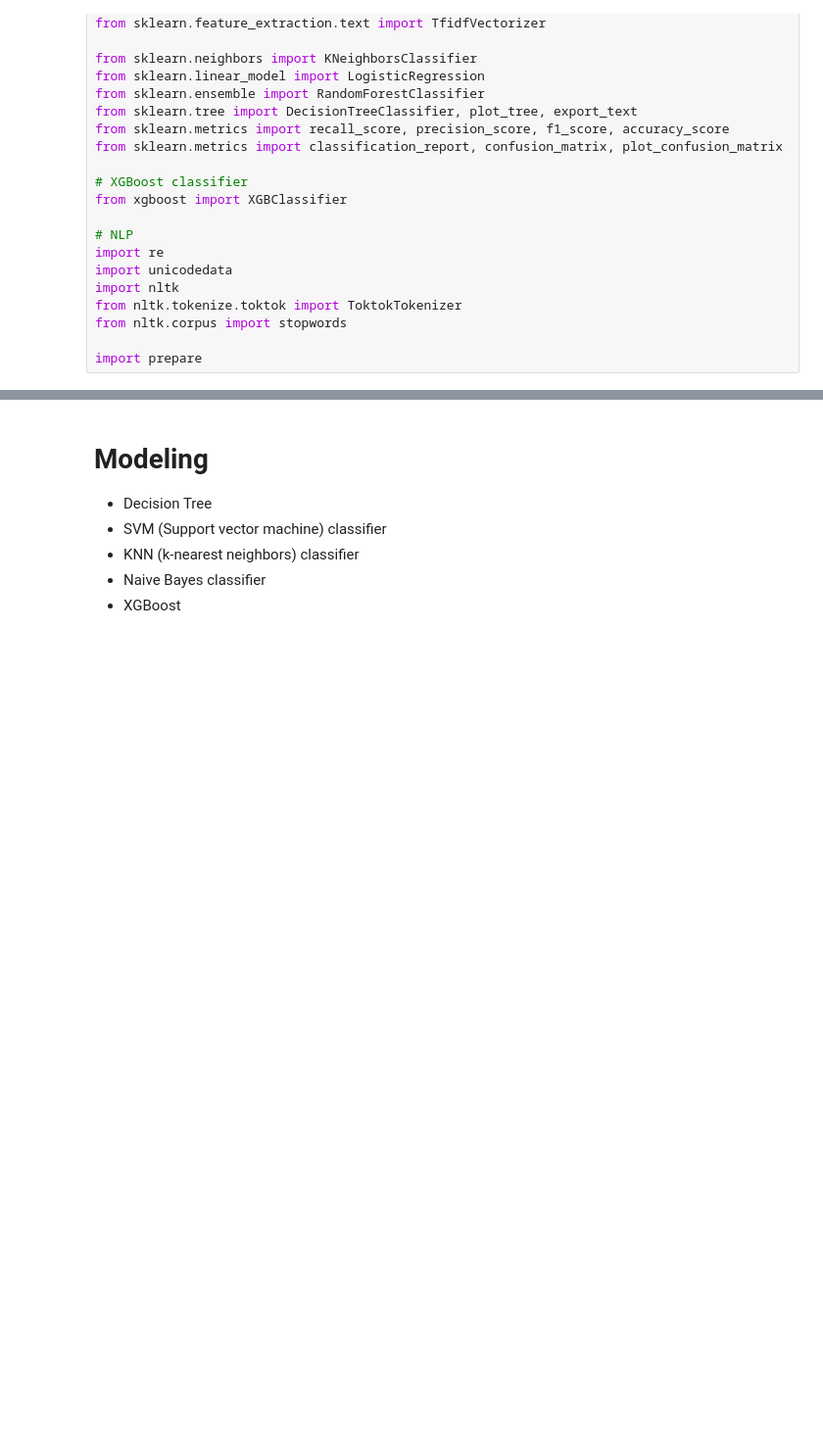
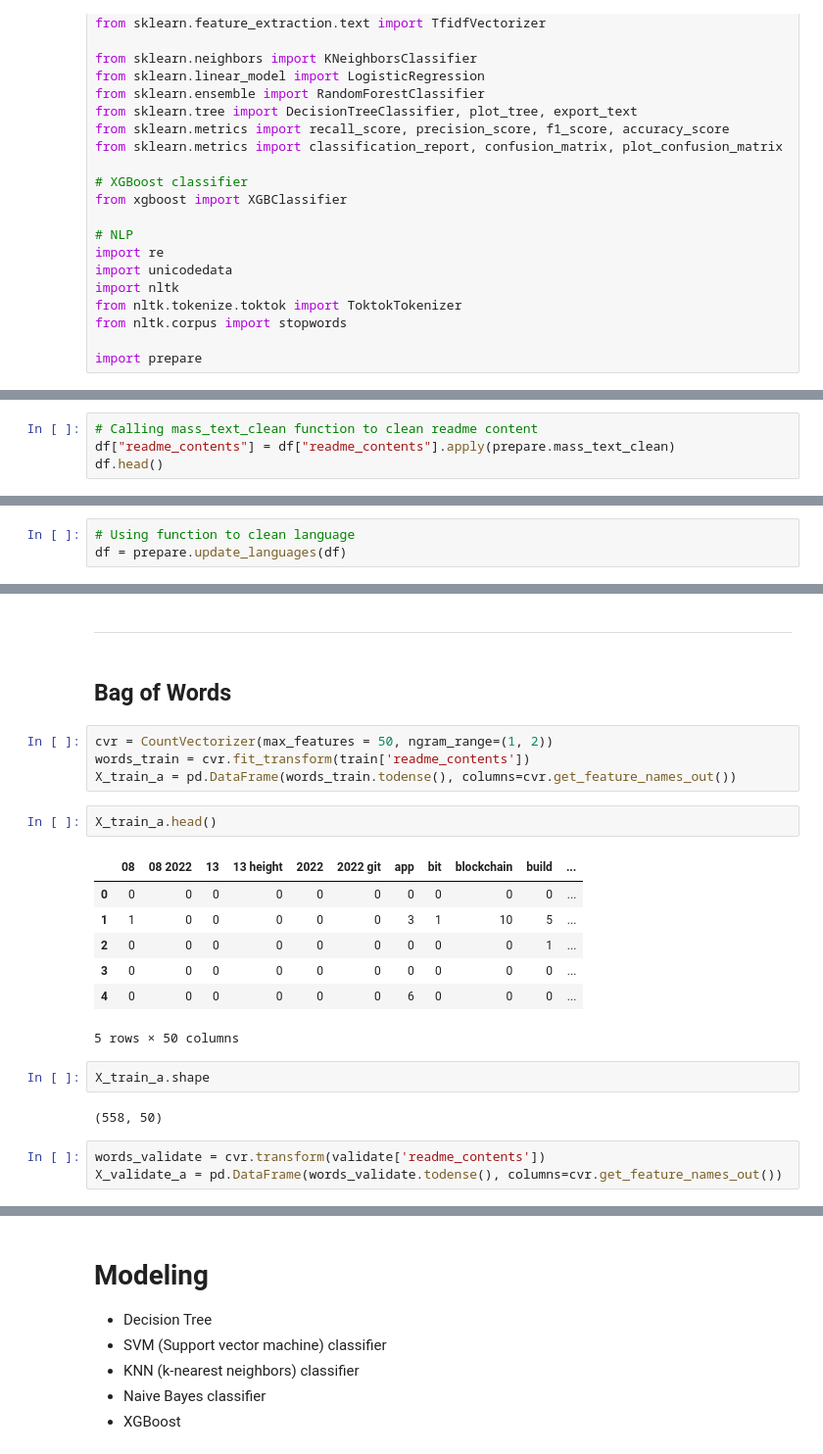
Before and after one commit to MBM-nlp/github_classification_project, a Jupyter notebook: modeling.ipynb, the cells around one changed output, grey strips where cells are left out. Shown at 98% size. Saved outputs shown, nothing was run; the diff lists cells and outputs as text; blank space fills up the shorter version.

```diff
--- a/modeling.ipynb
+++ b/modeling.ipynb
@@ -45,0 +68,4 @@ import prepare
+# %%
+# Calling mass_text_clean function to clean readme content
+df["readme_contents"] = df["readme_contents"].apply(prepare.mass_text_clean)
+df.head()
@@ -45,0 +79,3 @@ import prepare
+# %%
+# Using function to clean language
+df = prepare.update_languages(df)
@@ -45,0 +98,25 @@ import prepare
+# %% [markdown]
+***
+# %% [markdown]
+## Bag of Words
+# %%
+cvr = CountVectorizer(max_features = 50, ngram_range=(1, 2))
+words_train = cvr.fit_transform(train['readme_contents'])
+X_train_a = pd.DataFrame(words_train.todense(), columns=cvr.get_feature_names_out())
+# %%
+X_train_a.head()
+# %% [output]
+|  | 08 | 08 2022 | 13 | 13 height | 2022 | 2022 git | app | bit | blockchain | build | ... |
+| 0 | 0 | 0 | 0 | 0 | 0 | 0 | 0 | 0 | 0 | 0 | ... |
+| 1 | 1 | 0 | 0 | 0 | 0 | 0 | 3 | 1 | 10 | 5 | ... |
+| 2 | 0 | 0 | 0 | 0 | 0 | 0 | 0 | 0 | 0 | 1 | ... |
+| 3 | 0 | 0 | 0 | 0 | 0 | 0 | 0 | 0 | 0 | 0 | ... |
+| 4 | 0 | 0 | 0 | 0 | 0 | 0 | 6 | 0 | 0 | 0 | ... |
+5 rows × 50 columns
+# %%
+X_train_a.shape
+# %% [output]
+(558, 50)
+# %%
+words_validate = cvr.transform(validate['readme_contents'])
+X_validate_a = pd.DataFrame(words_validate.todense(), columns=cvr.get_feature_names_out())
```
Also changed, not shown: parts of 56 cells of this notebook.
